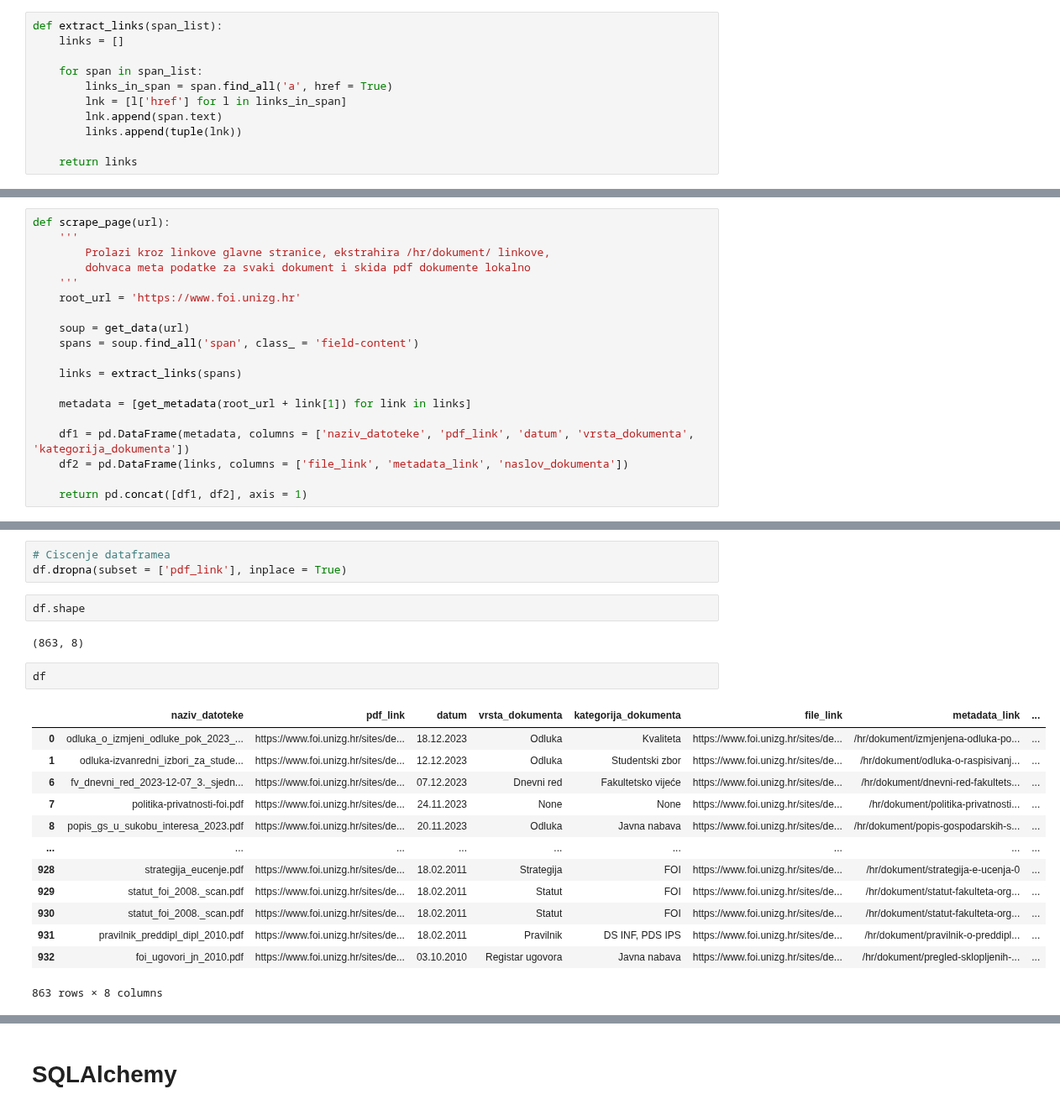
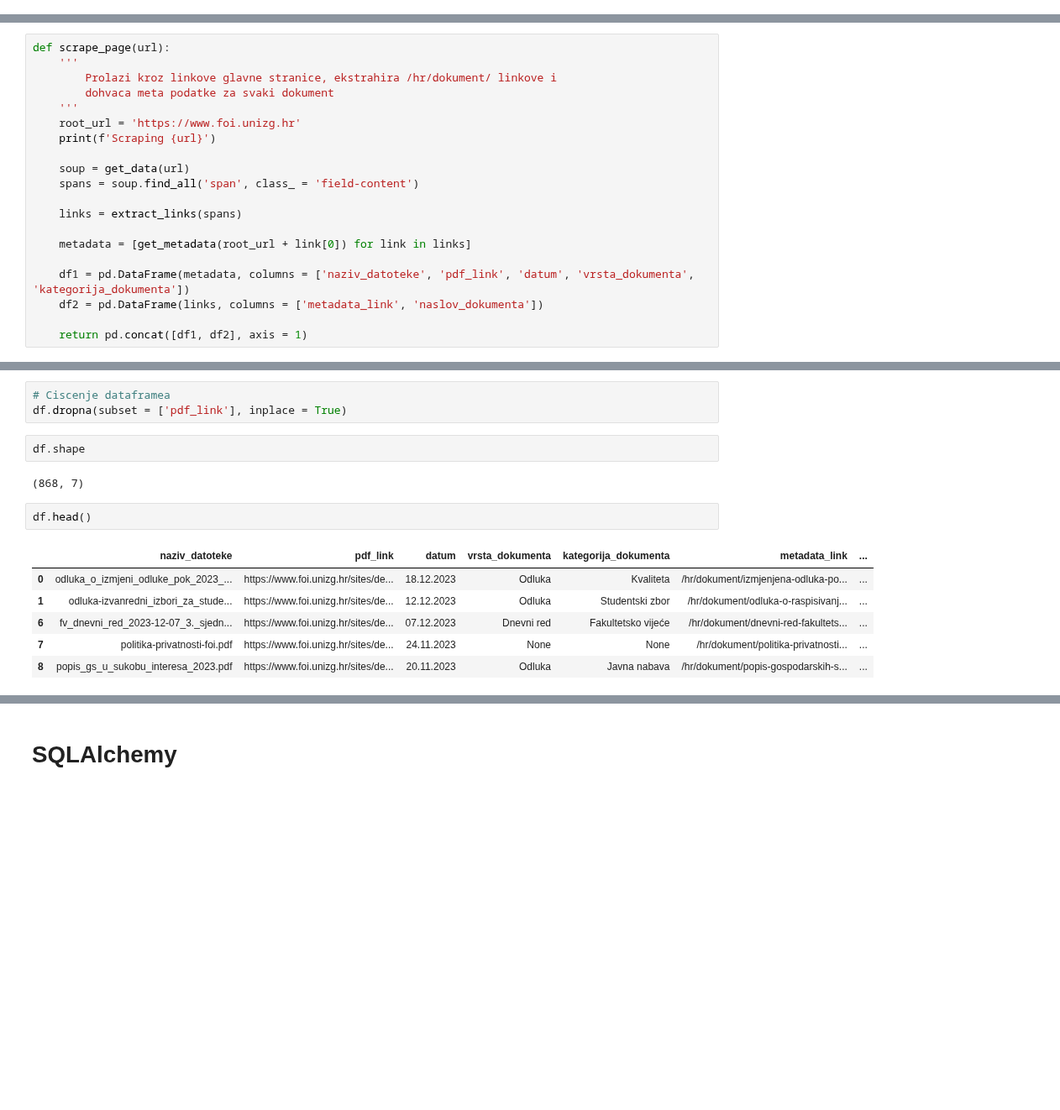
Before and after one commit to dsabljic/PAP-FOI-docs, a Jupyter notebook: Main.ipynb, the cells around one changed output, grey strips where cells are left out. Shown at 84% size. Saved outputs shown, nothing was run; the diff lists cells and outputs as text; blank space fills up the shorter version.

Commit message:
New download and extract_links implementations

```diff
--- a/Main.ipynb
+++ b/Main.ipynb
@@ -131,15 +164,4 @@ metadata
  'Kvaliteta')
 # %% [markdown]
 ## Handling pagination and going through document on the main pages
-# %%
-def extract_links(span_list):
-    links = []
-
-    for span in span_list:
-        links_in_span = span.find_all('a', href = True)
-        lnk = [l['href'] for l in links_in_span]
-        lnk.append(span.text)
-        links.append(tuple(lnk))
-
-    return links
 # %%
@@ -252,20 +254,21 @@ urls[:5]
 # %%
 def scrape_page(url):
     '''
-        Prolazi kroz linkove glavne stranice, ekstrahira /hr/dokument/ linkove,
-        dohvaca meta podatke za svaki dokument i skida pdf dokumente lokalno
+        Prolazi kroz linkove glavne stranice, ekstrahira /hr/dokument/ linkove i
+        dohvaca meta podatke za svaki dokument
     '''
     root_url = 'https://www.foi.unizg.hr'
+    print(f'Scraping {url}')
 
     soup = get_data(url)
     spans = soup.find_all('span', class_ = 'field-content')
 
     links = extract_links(spans)
 
-    metadata = [get_metadata(root_url + link[1]) for link in links]
+    metadata = [get_metadata(root_url + link[0]) for link in links]
 
     df1 = pd.DataFrame(metadata, columns = ['naziv_datoteke', 'pdf_link', 'datum', 'vrsta_dokumenta', 'kategorija_dokumenta'])
-    df2 = pd.DataFrame(links, columns = ['file_link', 'metadata_link', 'naslov_dokumenta'])
+    df2 = pd.DataFrame(links, columns = ['metadata_link', 'naslov_dokumenta'])
 
     return pd.concat([df1, df2], axis = 1)
 # %%
@@ -334,23 +342,16 @@ df.dropna(subset = ['pdf_link'], inplace = True)
 # %%
 df.shape
 # %% [output]
-(863, 8)
+(868, 7)
 # %%
-df
+df.head()
 # %% [output]
-|  | naziv_datoteke | pdf_link | datum | vrsta_dokumenta | kategorija_dokumenta | file_link | metadata_link | ... |
-| 0 | odluka_o_izmjeni_odluke_pok_2023_... | https://www.foi.unizg.hr/sites/de... | 18.12.2023 | Odluka | Kvaliteta | https://www.foi.unizg.hr/sites/de... | /hr/dokument/izmjenjena-odluka-po... | ... |
-| 1 | odluka-izvanredni_izbori_za_stude... | https://www.foi.unizg.hr/sites/de... | 12.12.2023 | Odluka | Studentski zbor | https://www.foi.unizg.hr/sites/de... | /hr/dokument/odluka-o-raspisivanj... | ... |
-| 6 | fv_dnevni_red_2023-12-07_3._sjedn... | https://www.foi.unizg.hr/sites/de... | 07.12.2023 | Dnevni red | Fakultetsko vijeće | https://www.foi.unizg.hr/sites/de... | /hr/dokument/dnevni-red-fakultets... | ... |
-| 7 | politika-privatnosti-foi.pdf | https://www.foi.unizg.hr/sites/de... | 24.11.2023 | None | None | https://www.foi.unizg.hr/sites/de... | /hr/dokument/politika-privatnosti... | ... |
-| 8 | popis_gs_u_sukobu_interesa_2023.pdf | https://www.foi.unizg.hr/sites/de... | 20.11.2023 | Odluka | Javna nabava | https://www.foi.unizg.hr/sites/de... | /hr/dokument/popis-gospodarskih-s... | ... |
-| ... | ... | ... | ... | ... | ... | ... | ... | ... |
-| 928 | strategija_eucenje.pdf | https://www.foi.unizg.hr/sites/de... | 18.02.2011 | Strategija | FOI | https://www.foi.unizg.hr/sites/de... | /hr/dokument/strategija-e-ucenja-0 | ... |
-| 929 | statut_foi_2008._scan.pdf | https://www.foi.unizg.hr/sites/de... | 18.02.2011 | Statut | FOI | https://www.foi.unizg.hr/sites/de... | /hr/dokument/statut-fakulteta-org... | ... |
-| 930 | statut_foi_2008._scan.pdf | https://www.foi.unizg.hr/sites/de... | 18.02.2011 | Statut | FOI | https://www.foi.unizg.hr/sites/de... | /hr/dokument/statut-fakulteta-org... | ... |
-| 931 | pravilnik_preddipl_dipl_2010.pdf | https://www.foi.unizg.hr/sites/de... | 18.02.2011 | Pravilnik | DS INF, PDS IPS | https://www.foi.unizg.hr/sites/de... | /hr/dokument/pravilnik-o-preddipl... | ... |
-| 932 | foi_ugovori_jn_2010.pdf | https://www.foi.unizg.hr/sites/de... | 03.10.2010 | Registar ugovora | Javna nabava | https://www.foi.unizg.hr/sites/de... | /hr/dokument/pregled-sklopljenih-... | ... |
+|  | naziv_datoteke | pdf_link | datum | vrsta_dokumenta | kategorija_dokumenta | metadata_link | ... |
+| 0 | odluka_o_izmjeni_odluke_pok_2023_... | https://www.foi.unizg.hr/sites/de... | 18.12.2023 | Odluka | Kvaliteta | /hr/dokument/izmjenjena-odluka-po... | ... |
+| 1 | odluka-izvanredni_izbori_za_stude... | https://www.foi.unizg.hr/sites/de... | 12.12.2023 | Odluka | Studentski zbor | /hr/dokument/odluka-o-raspisivanj... | ... |
+| 6 | fv_dnevni_red_2023-12-07_3._sjedn... | https://www.foi.unizg.hr/sites/de... | 07.12.2023 | Dnevni red | Fakultetsko vijeće | /hr/dokument/dnevni-red-fakultets... | ... |
+| 7 | politika-privatnosti-foi.pdf | https://www.foi.unizg.hr/sites/de... | 24.11.2023 | None | None | /hr/dokument/politika-privatnosti... | ... |
+| 8 | popis_gs_u_sukobu_interesa_2023.pdf | https://www.foi.unizg.hr/sites/de... | 20.11.2023 | Odluka | Javna nabava | /hr/dokument/popis-gospodarskih-s... | ... |
-863 rows × 8 columns
 # %%
 # Download pdf dokumenata
 for dl in df.pdf_link:
```
Also changed, not shown: parts of 9 cells of this notebook.
